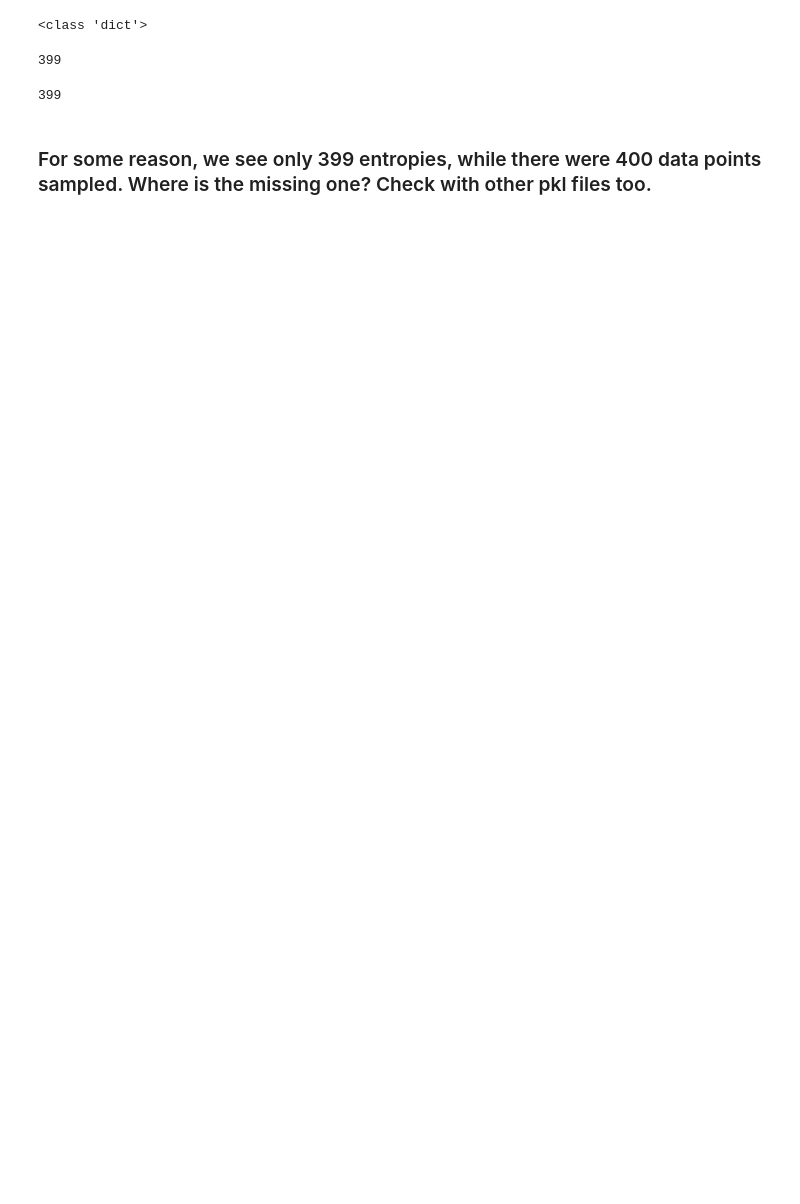
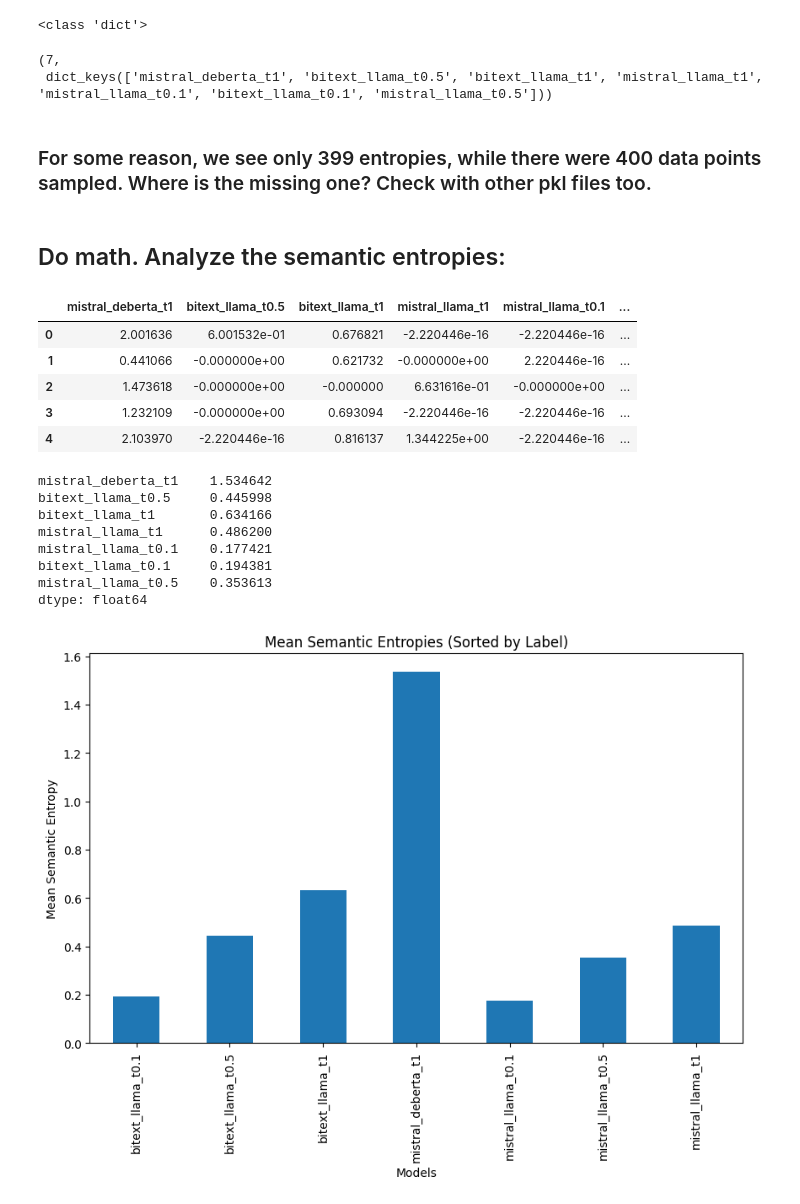
Before and after one commit to theflyingrahul/semantic_uncertainty, a Jupyter notebook: notebooks/read_results.ipynb, the cells around one changed output. Saved outputs shown, nothing was run; the diff lists cells and outputs as text; code cells hidden in the pictures; blank space fills up the shorter version.

```diff
--- a/notebooks/read_results.ipynb
+++ b/notebooks/read_results.ipynb
@@ -37,21 +39,64 @@ results = restore_file(wandb_id, 'uncertainty_measures.pkl')
 # %%
 import pickle
+import os
 
-# Load the contents of a pkl file into a dictionary
-with open('uncertainty_measures.pkl', 'rb') as file:
-    data = pickle.load(file)
+# Load all pkl files in the directory into a dictionary
+data = {}
+directory = 'uncertainty_measures_pkl'
+for filename in os.listdir(directory):
+    if filename.endswith('.pkl'):
+        label = filename[:-4]  # Remove the '.pkl' extension
+        with open(os.path.join(directory, filename), 'rb') as file:
+            data[label] = pickle.load(file)
 
 # Print the loaded dictionary
 print(type(data))
 # %% [output]
 <class 'dict'>
 # %%
-len(data['uncertainty_measures']['cluster_assignment_entropy'])
+# len(data['uncertainty_measures']['semantic_entropy'])
+# len(data['semantic_ids'])
+
+len(data), data.keys()
 # %% [output]
-399
+(7,
+ dict_keys(['mistral_deberta_t1', 'bitext_llama_t0.5', 'bitext_llama_t1', 'mistral_llama_t1', 'mistral_llama_t0.1', 'bitext_llama_t0.1', 'mistral_llama_t0.5']))
-# %%
-len(data['uncertainty_measures']['regular_entropy'])
-# %% [output]
-399
 # %% [markdown]
 ### For some reason, we see only 399 entropies, while there were 400 data points sampled. Where is the missing one? Check with other pkl files too.
+# %% [markdown]
+## Do math. Analyze the semantic entropies:
+# %%
+import numpy as np
+import matplotlib.pyplot as plt
+import pandas as pd
+
+# compute mean SE
+semantic_entropies = dict()
+for key, value in data.items():
+    semantic_entropies[key] = value['uncertainty_measures']['semantic_entropy']
+semantic_entropies = pd.DataFrame(semantic_entropies)
+
+display(semantic_entropies.head())
+means = semantic_entropies.mean()
+display(means)
+
+means.sort_index().plot(kind='bar', figsize=(10, 6), title='Mean Semantic Entropies (Sorted by Label)')
+plt.xlabel('Models')
+plt.ylabel('Mean Semantic Entropy')
+plt.show()
+# %% [output]
+|  | mistral_deberta_t1 | bitext_llama_t0.5 | bitext_llama_t1 | mistral_llama_t1 | mistral_llama_t0.1 | ... |
+| 0 | 2.001636 | 6.001532e-01 | 0.676821 | -2.220446e-16 | -2.220446e-16 | ... |
+| 1 | 0.441066 | -0.000000e+00 | 0.621732 | -0.000000e+00 | 2.220446e-16 | ... |
+| 2 | 1.473618 | -0.000000e+00 | -0.000000 | 6.631616e-01 | -0.000000e+00 | ... |
+| 3 | 1.232109 | -0.000000e+00 | 0.693094 | -2.220446e-16 | -2.220446e-16 | ... |
+| 4 | 2.103970 | -2.220446e-16 | 0.816137 | 1.344225e+00 | -2.220446e-16 | ... |
+mistral_deberta_t1    1.534642
+bitext_llama_t0.5     0.445998
+bitext_llama_t1       0.634166
+mistral_llama_t1      0.486200
+mistral_llama_t0.1    0.177421
+bitext_llama_t0.1     0.194381
+mistral_llama_t0.5    0.353613
+dtype: float64
+[figure, added]
```
Also changed, not shown: parts of 4 cells of this notebook, 3 other files.
